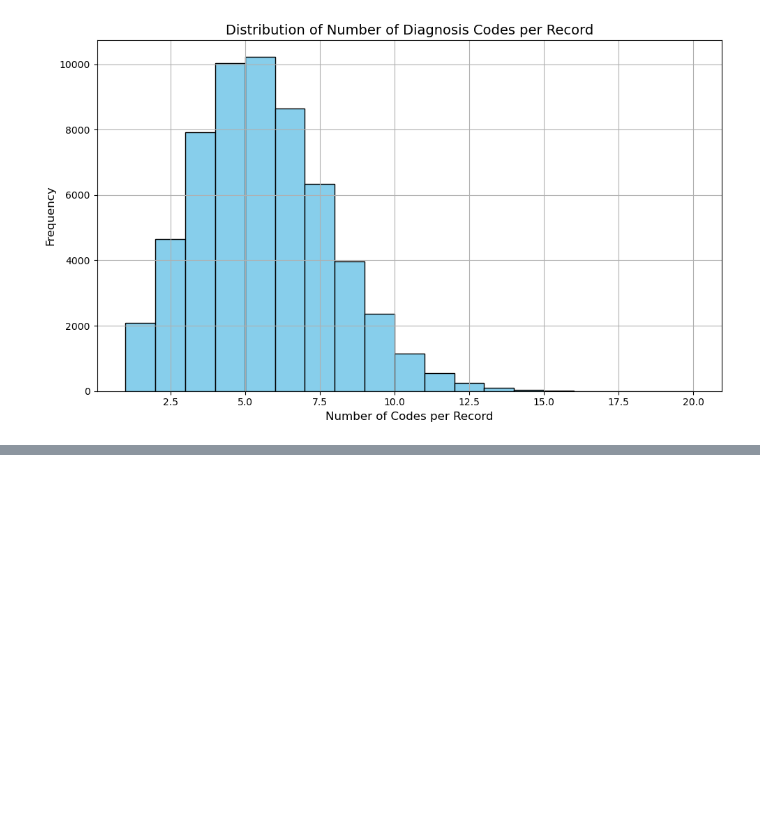
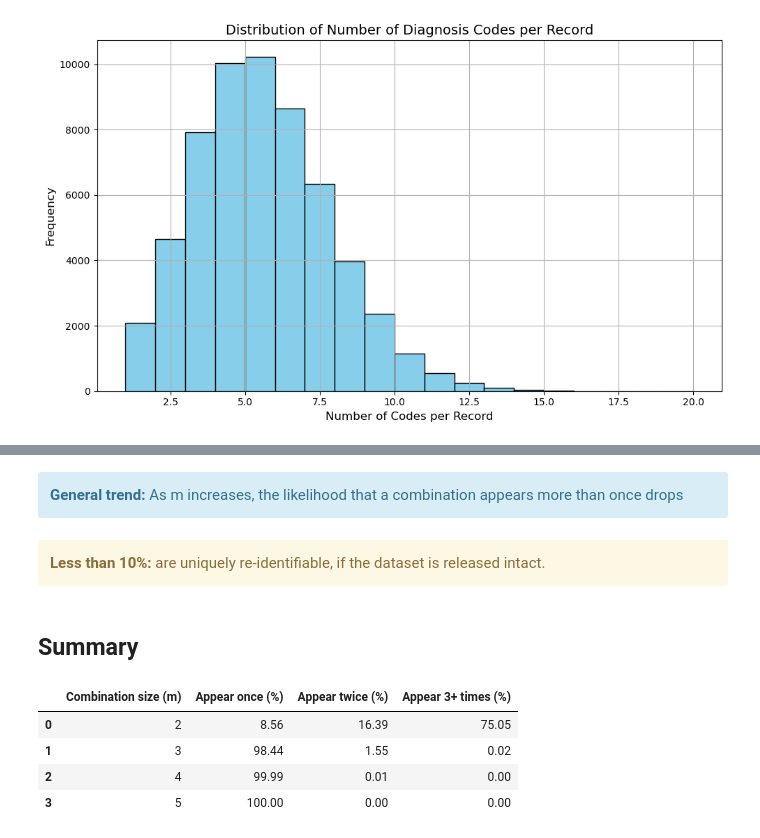
Before and after one commit to ikotsov/Disassociation-Algorithm, a Jupyter notebook: notebooks/experimental_evaluation.ipynb, the cells around one changed output, grey strips where cells are left out. Cells and saved outputs as stored; diff of their text form; code cells hidden in the pictures; blank space fills up the shorter version.

```diff
--- a/notebooks/experimental_evaluation.ipynb
+++ b/notebooks/experimental_evaluation.ipynb
@@ -37,0 +127,20 @@ Very few records have more than 15 codes — matching the expected right-skewed
+# %% [markdown]
+<div class="alert alert-block alert-info">
+<b>General trend:</b> As m increases, the likelihood that a combination appears more than once drops
+</div>
+# %% [markdown]
+<div class="alert alert-block alert-warning">
+<b>Less than 10%:</b> are uniquely re-identifiable, if the dataset is released intact.
+</div>
+# %% [markdown]
+## Summary
+# %%
+# Display summary table
+summary_df = pd.DataFrame(summary_data)
+summary_df
+# %% [output]
+|  | Combination size (m) | Appear once (%) | Appear twice (%) | Appear 3+ times (%) |
+| 0 | 2 | 8.56 | 16.39 | 75.05 |
+| 1 | 3 | 98.44 | 1.55 | 0.02 |
+| 2 | 4 | 99.99 | 0.01 | 0.00 |
+| 3 | 5 | 100.00 | 0.00 | 0.00 |
```
Also changed, not shown: parts of 8 cells of this notebook.
